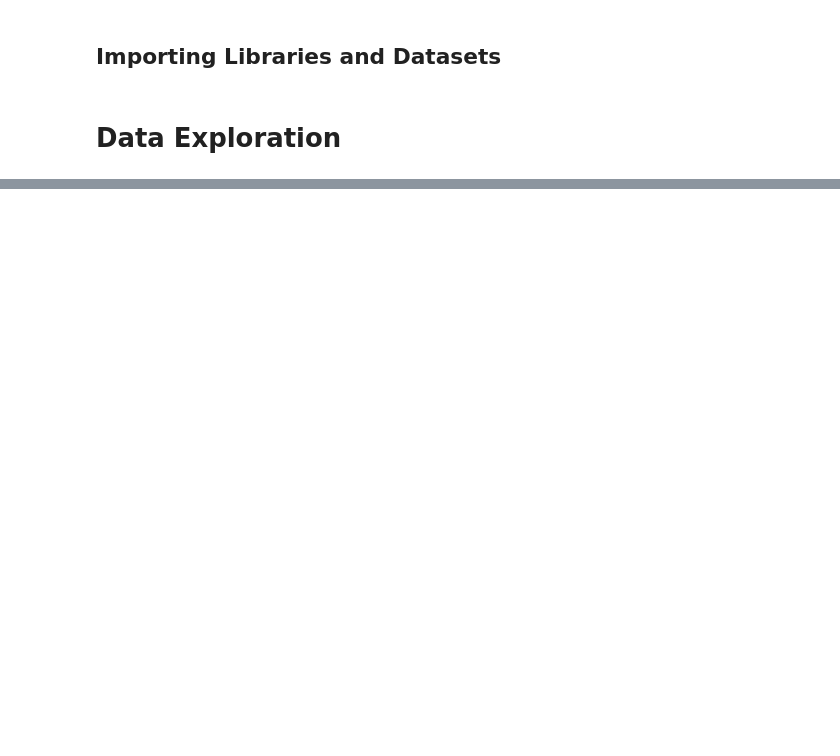
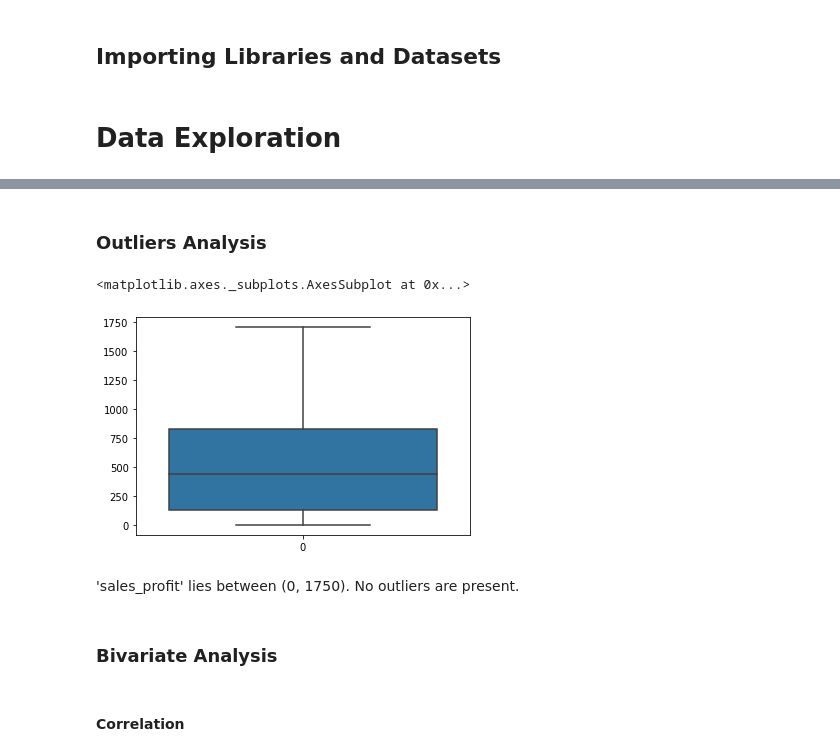
Before and after one commit to PrabodhBadwaik27/Valuable-Customers-Segmentation, a Jupyter notebook: High-Value-Customers-Segmentation-For-Targetted-Marketing-Campaign/Data-Exploration.ipynb, the cells around one changed output, grey strips where cells are left out. Saved outputs shown, nothing was run; the diff lists cells and outputs as text; code cells hidden in the pictures; blank space fills up the shorter version.

Commit message:
data-exploration

```diff
--- a/High-Value-Customers-Segmentation-For-Targetted-Marketing-Campaign/Data-Exploration.ipynb
+++ b/High-Value-Customers-Segmentation-For-Targetted-Marketing-Campaign/Data-Exploration.ipynb
@@ -31,0 +56,13 @@ prepdata_cu = pd.read_excel("D2-Preprocessed-Dataset.xlsx", sheet_name="Customer
+# %% [markdown]
+### Outliers Analysis
+# %%
+sns.boxplot(data=prepdata_tx['sales_profit'])
+# %% [output]
+<matplotlib.axes._subplots.AxesSubplot at 0x...>
+[figure, added]
+# %% [markdown]
+'sales_profit' lies between (0, 1750). No outliers are present.
+# %% [markdown]
+### Bivariate Analysis
+# %% [markdown]
+#### Correlation
```
Also changed, not shown: parts of 40 cells of this notebook.
